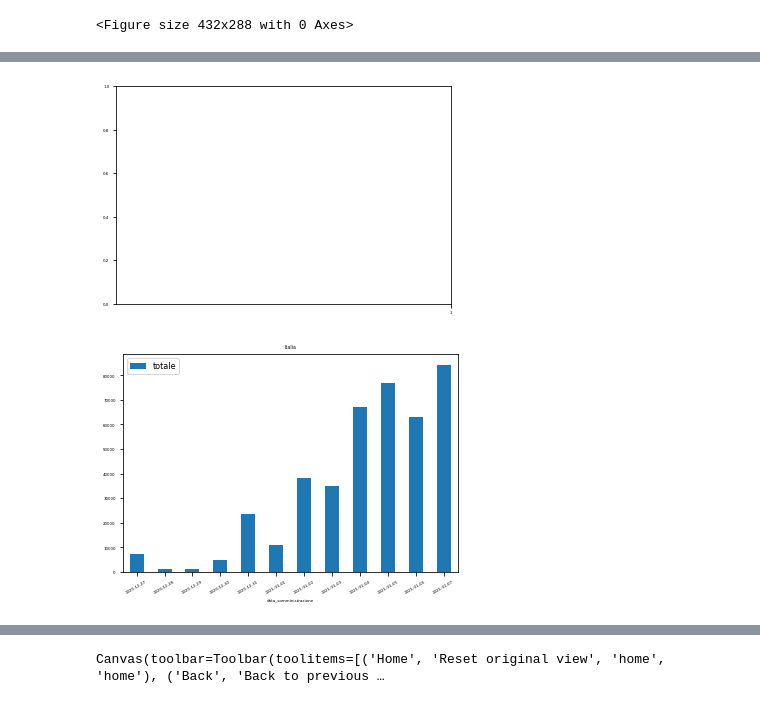
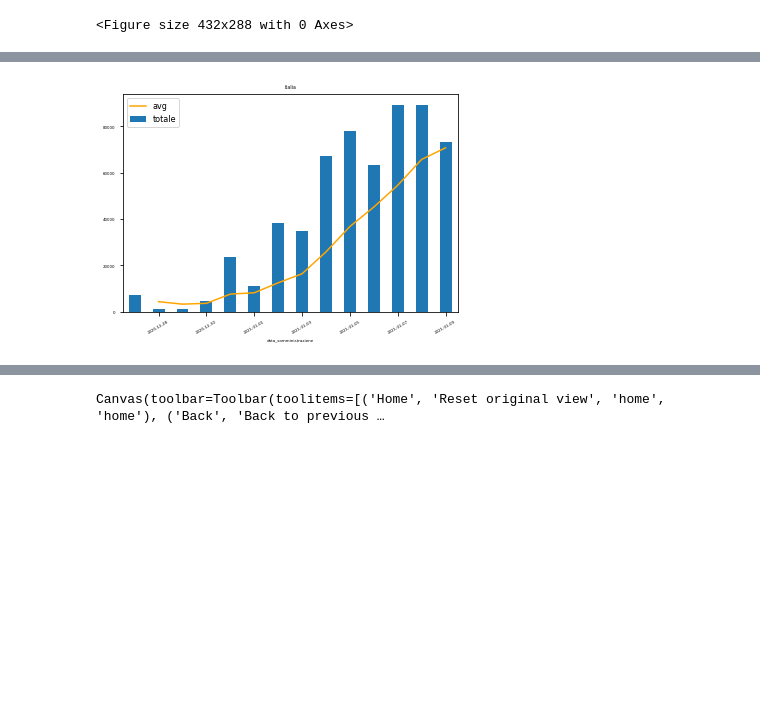
Before and after one commit to aidinattar/vaccini, a Jupyter notebook: vaccini.ipynb, the cells around one changed output, grey strips where cells are left out. Saved outputs shown, nothing was run; the diff lists cells and outputs as text; code cells hidden in the pictures; blank space fills up the shorter version.

```diff
--- a/vaccini.ipynb
+++ b/vaccini.ipynb
@@ -506,19 +510,21 @@ plt.show()
 # %%
+ita['avg'] = ita['totale'].rolling(window=7, min_periods=2).mean()
+
 plt.figure()
 ax = plt.gca()
-ita.plot( y='totale', kind = 'bar', title = "italia")
+ita.plot( y='totale', kind = 'bar',  title = "italia", ax = ax )
+ita.plot( y='avg',    kind = 'line', color = 'orange', ax = ax )
 ax.xaxis.set_major_locator(mdates.DayLocator(interval=2))
 
 plt.rcParams['font.size'] = '8'
 plt.rcParams['xtick.labelsize'] = '8'
 plt.rcParams['ytick.labelsize'] = '8'
 plt.legend(loc="upper left")
 plt.xticks(rotation=30)
 
 plt.savefig('italia.png', dpi=300)
 # %% [output]
-[figure, old version]
+[figure, new version]
-[figure, removed]
 # %%
 somm1
 # %% [output]
```
Also changed, not shown: parts of 23 cells of this notebook, 11 other files.
